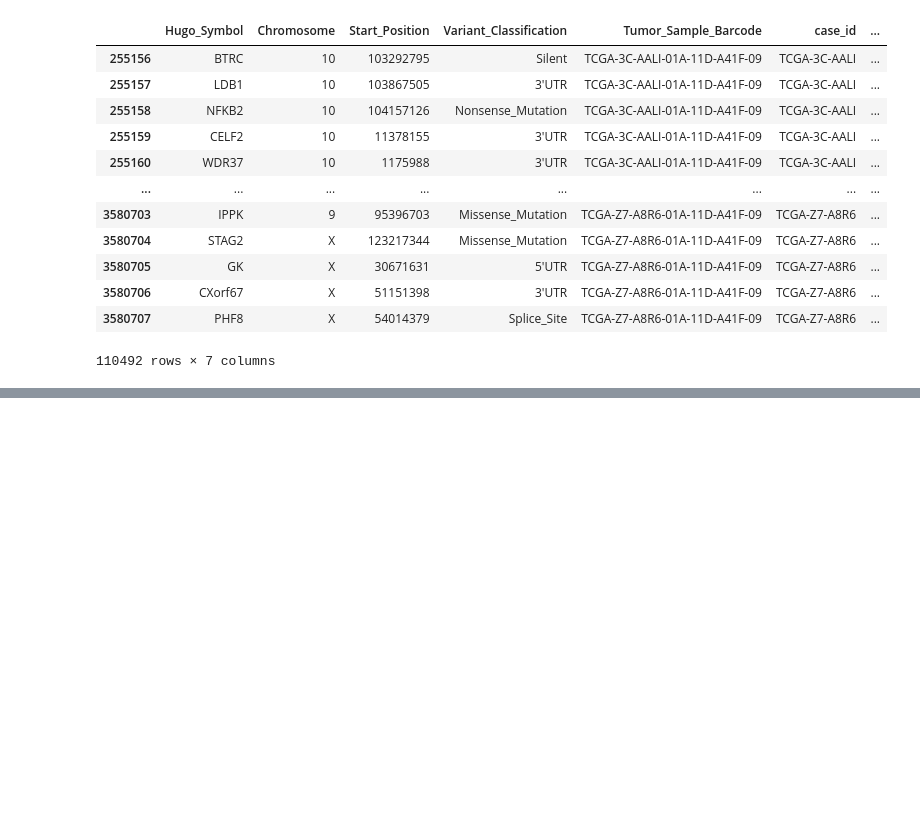
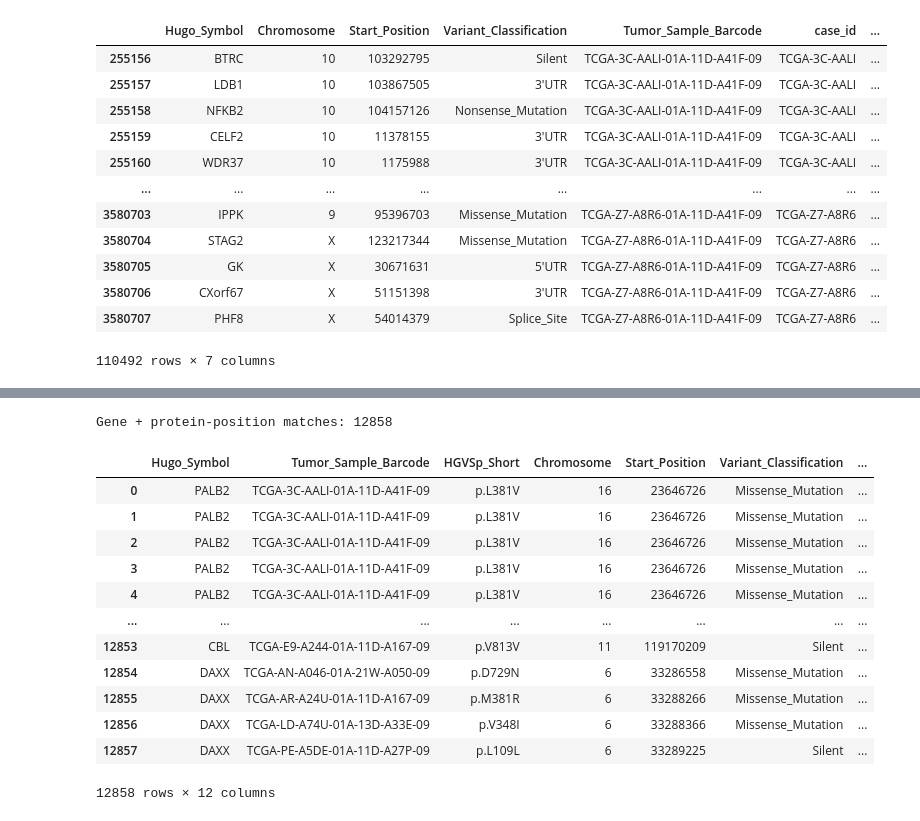
Before and after one commit to ShuhuaXu/BIME550-Project-KR, a Jupyter notebook: DataExplore.ipynb, the cells around one changed output, grey strips where cells are left out. Saved outputs shown, nothing was run; the diff lists cells and outputs as text; code cells hidden in the pictures; blank space fills up the shorter version.

Commit message:
map TCGA with REACTOME

```diff
--- a/DataExplore.ipynb
+++ b/DataExplore.ipynb
@@ -141,0 +292,42 @@ maf_brca
+# %%
+# ----------------------------
+# (Optional) Less-strict match: same gene + same protein position
+# Useful if exact amino-acid change is too strict
+# ----------------------------
+def extract_position(hgvsp_short: str) -> str:
+    if pd.isna(hgvsp_short):
+        return None
+    # e.g. p.W590S -> 590 ; p.V2442Sfs*22 -> 2442 ; p.R1057* -> 1057
+    m = re.search(r"p\.[A-Za-z\*]+(\d+)", str(hgvsp_short))
+    return m.group(1) if m else None
+
+
+map_df["Protein_position_like"] = map_df["HGVSp_Short_like"].apply(extract_position)
+
+# Only keep parseable positions
+map_pos = map_df.dropna(subset=["Genename", "Protein_position_like"]).copy()
+
+merged_pos = maf.dropna(subset=["Hugo_Symbol"]).merge(
+    map_pos,
+    right_on=["Genename"],
+    left_on=["Hugo_Symbol"],
+    how="inner",
+)
+
+print("Gene + protein-position matches:", len(merged_pos))
+merged_pos
+# %% [output]
+Gene + protein-position matches: 12858
+|  | Hugo_Symbol | Tumor_Sample_Barcode | HGVSp_Short | Chromosome | Start_Position | Variant_Classification | ... |
+| 0 | PALB2 | TCGA-3C-AALI-01A-11D-A41F-09 | p.L381V | 16 | 23646726 | Missense_Mutation | ... |
+| 1 | PALB2 | TCGA-3C-AALI-01A-11D-A41F-09 | p.L381V | 16 | 23646726 | Missense_Mutation | ... |
+| 2 | PALB2 | TCGA-3C-AALI-01A-11D-A41F-09 | p.L381V | 16 | 23646726 | Missense_Mutation | ... |
+| 3 | PALB2 | TCGA-3C-AALI-01A-11D-A41F-09 | p.L381V | 16 | 23646726 | Missense_Mutation | ... |
+| 4 | PALB2 | TCGA-3C-AALI-01A-11D-A41F-09 | p.L381V | 16 | 23646726 | Missense_Mutation | ... |
+| ... | ... | ... | ... | ... | ... | ... | ... |
+| 12853 | CBL | TCGA-E9-A244-01A-11D-A167-09 | p.V813V | 11 | 119170209 | Silent | ... |
+| 12854 | DAXX | TCGA-AN-A046-01A-21W-A050-09 | p.D729N | 6 | 33286558 | Missense_Mutation | ... |
+| 12855 | DAXX | TCGA-AR-A24U-01A-11D-A167-09 | p.M381R | 6 | 33288266 | Missense_Mutation | ... |
+| 12856 | DAXX | TCGA-LD-A74U-01A-13D-A33E-09 | p.V348I | 6 | 33288366 | Missense_Mutation | ... |
+| 12857 | DAXX | TCGA-PE-A5DE-01A-11D-A27P-09 | p.L109L | 6 | 33289225 | Silent | ... |
+12858 rows × 12 columns
```
Also changed, not shown: parts of 5 cells of this notebook, 1 other file.
